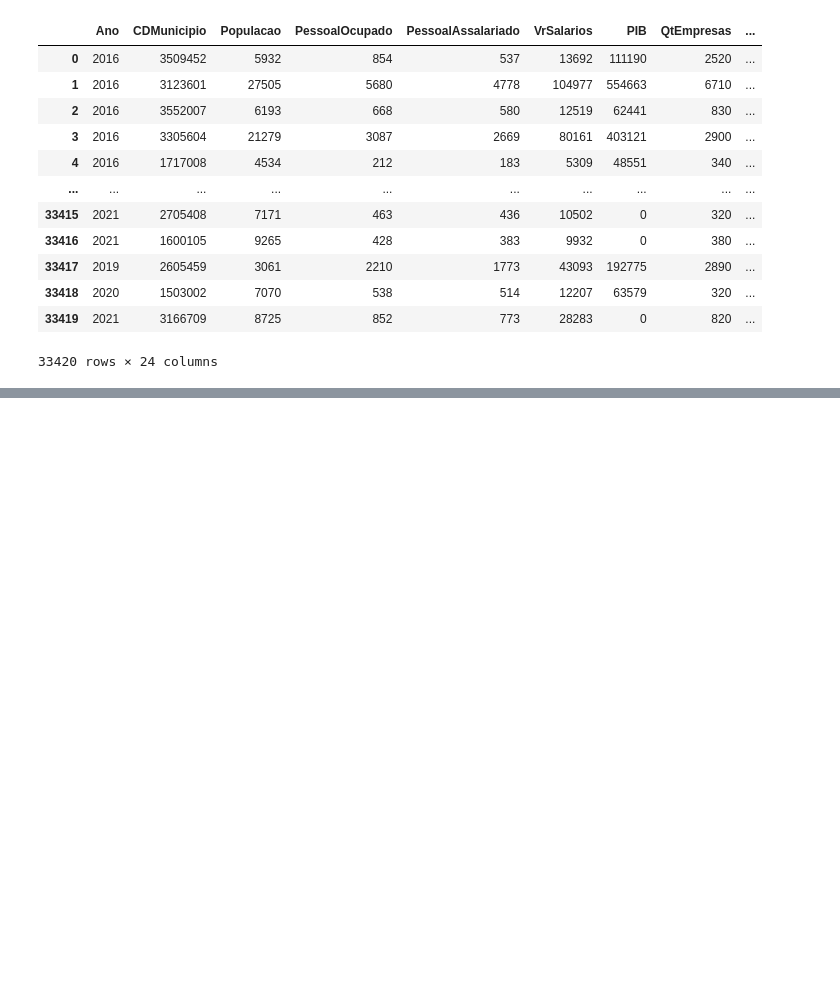
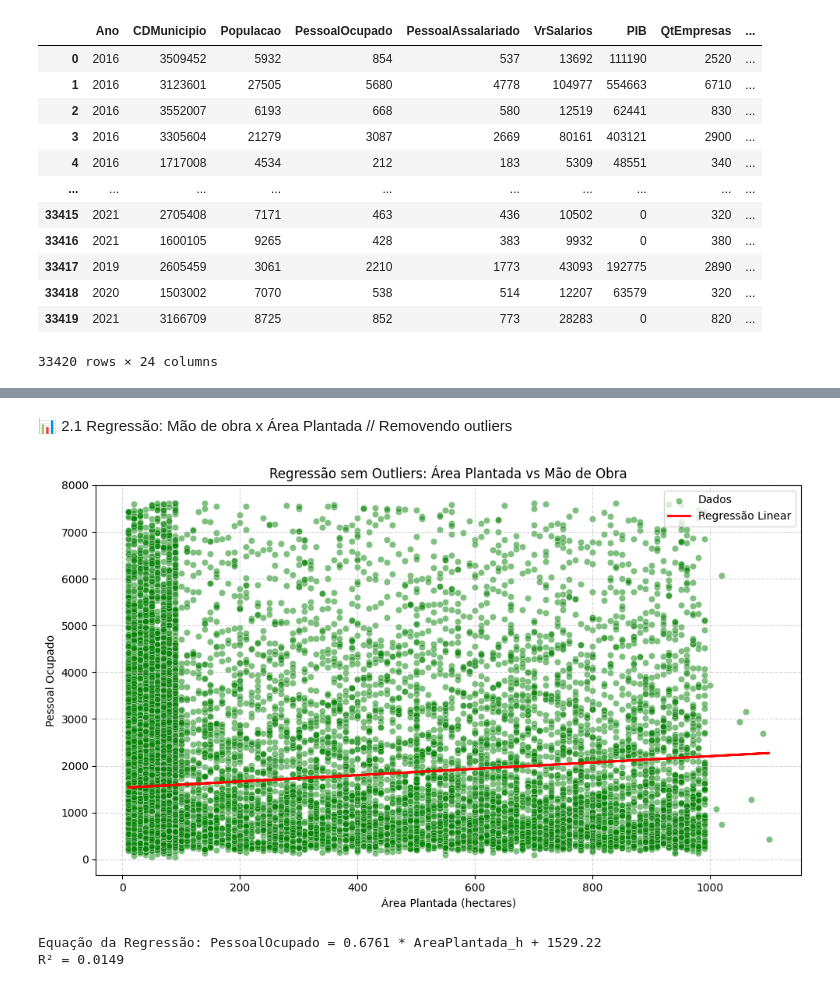
Before and after one commit to anaC-Fernandes/ProjetoDados, a Jupyter notebook: Notebooks/Dataset_Agro.ipynb, the cells around one changed output, grey strips where cells are left out. Cells and saved outputs as stored; diff of their text form; code cells hidden in the pictures; blank space fills up the shorter version.

```diff
--- a/Notebooks/Dataset_Agro.ipynb
+++ b/Notebooks/Dataset_Agro.ipynb
@@ -506,0 +292,53 @@ else:
+# %% [markdown]
+📊 2.1 Regressão: Mão de obra x Área Plantada // Removendo outliers
+# %%
+# Cópia do dataframe original filtrado
+df_clean = df[(df['AreaPlantada_h'] > 0) & (df['PessoalOcupado'] > 0)].copy()
+
+# Função de remoção de outliers por IQR
+def remover_outliers_iqr(data, coluna):
+    Q1 = data[coluna].quantile(0.25)
+    Q3 = data[coluna].quantile(0.75)
+    IQR = Q3 - Q1
+    limite_inferior = Q1 - 1.5 * IQR
+    limite_superior = Q3 + 1.5 * IQR
+    return data[(data[coluna] >= limite_inferior) & (data[coluna] <= limite_superior)]
+
+# Aplicar nos dois eixos
+df_clean = remover_outliers_iqr(df_clean, 'AreaPlantada_h')
+df_clean = remover_outliers_iqr(df_clean, 'PessoalOcupado')
+
+# Regressão novamente
+from sklearn.linear_model import LinearRegression
+from sklearn.metrics import r2_score
+
+X = df_clean[['AreaPlantada_h']]
+y = df_clean['PessoalOcupado']
+
+modelo = LinearRegression()
+modelo.fit(X, y)
+y_pred = modelo.predict(X)
+r2 = r2_score(y, y_pred)
+
+# Plot ajustado
+import matplotlib.pyplot as plt
+import seaborn as sns
+
+plt.figure(figsize=(10, 6))
+sns.scatterplot(x='AreaPlantada_h', y='PessoalOcupado', data=df_clean, alpha=0.5, color='green', label='Dados')
+plt.plot(df_clean['AreaPlantada_h'], y_pred, color='red', linewidth=2, label='Regressão Linear')
+plt.xlabel('Área Plantada (hectares)')
+plt.ylabel('Pessoal Ocupado')
+plt.title('Regressão sem Outliers: Área Plantada vs Mão de Obra')
+plt.legend()
+plt.grid(True, linestyle='--', alpha=0.5)
+plt.tight_layout()
+plt.show()
+
+# Imprimir resultados simplificados
+print(f"Equação da Regressão: PessoalOcupado = {modelo.coef_[0]:.4f} * AreaPlantada_h + {modelo.intercept_:.2f}")
+print(f"R² = {r2:.4f}")
+# %% [output]
+[figure, added]
+Equação da Regressão: PessoalOcupado = 0.6761 * AreaPlantada_h + 1529.22
+R² = 0.0149
```
Also changed, not shown: parts of 40 cells of this notebook.
